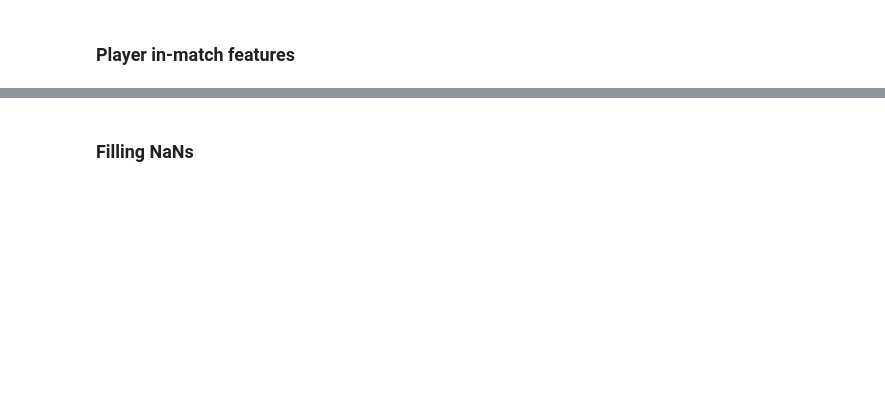
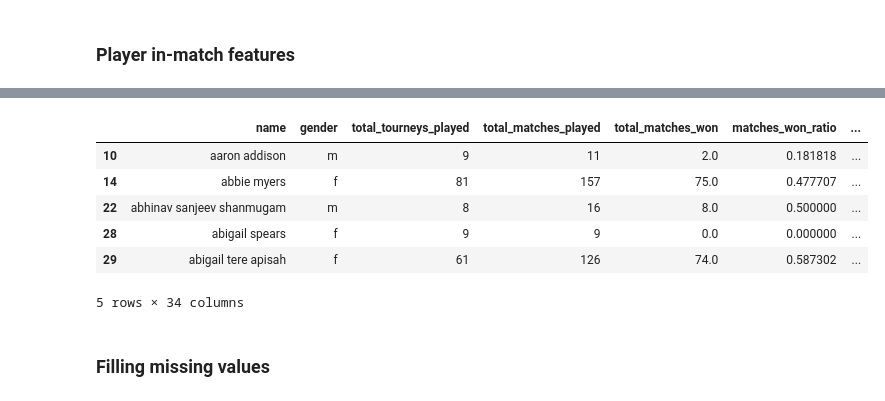
Before and after one commit to reuseman/tennis-match-analysis, a Jupyter notebook: 2_data_preparation.ipynb, the cells around one changed output, grey strips where cells are left out. Saved outputs shown, nothing was run; the diff lists cells and outputs as text; code cells hidden in the pictures; blank space fills up the shorter version.

```diff
--- a/2_data_preparation.ipynb
+++ b/2_data_preparation.ipynb
@@ -349,5 +399,15 @@ df_players.info()
+# %%
+df_players.head()
+# %% [output]
+|  | name | gender | total_tourneys_played | total_matches_played | total_matches_won | matches_won_ratio | ... |
+| 10 | aaron addison | m | 9 | 11 | 2.0 | 0.181818 | ... |
+| 14 | abbie myers | f | 81 | 157 | 75.0 | 0.477707 | ... |
+| 22 | abhinav sanjeev shanmugam | m | 8 | 16 | 8.0 | 0.500000 | ... |
+| 28 | abigail spears | f | 9 | 9 | 0.0 | 0.000000 | ... |
+| 29 | abigail tere apisah | f | 61 | 126 | 74.0 | 0.587302 | ... |
+5 rows × 34 columns
 # %% [markdown]
-### Filling NaNs
+### Filling missing values
 # %%
 attr_list = ['age', 'mean_rank_points', 'max_rank_points', 'last_rank_points', 'variance_rank_points']
 means = df_players[attr_list].mean()
```
Also changed, not shown: parts of 59 cells of this notebook.
